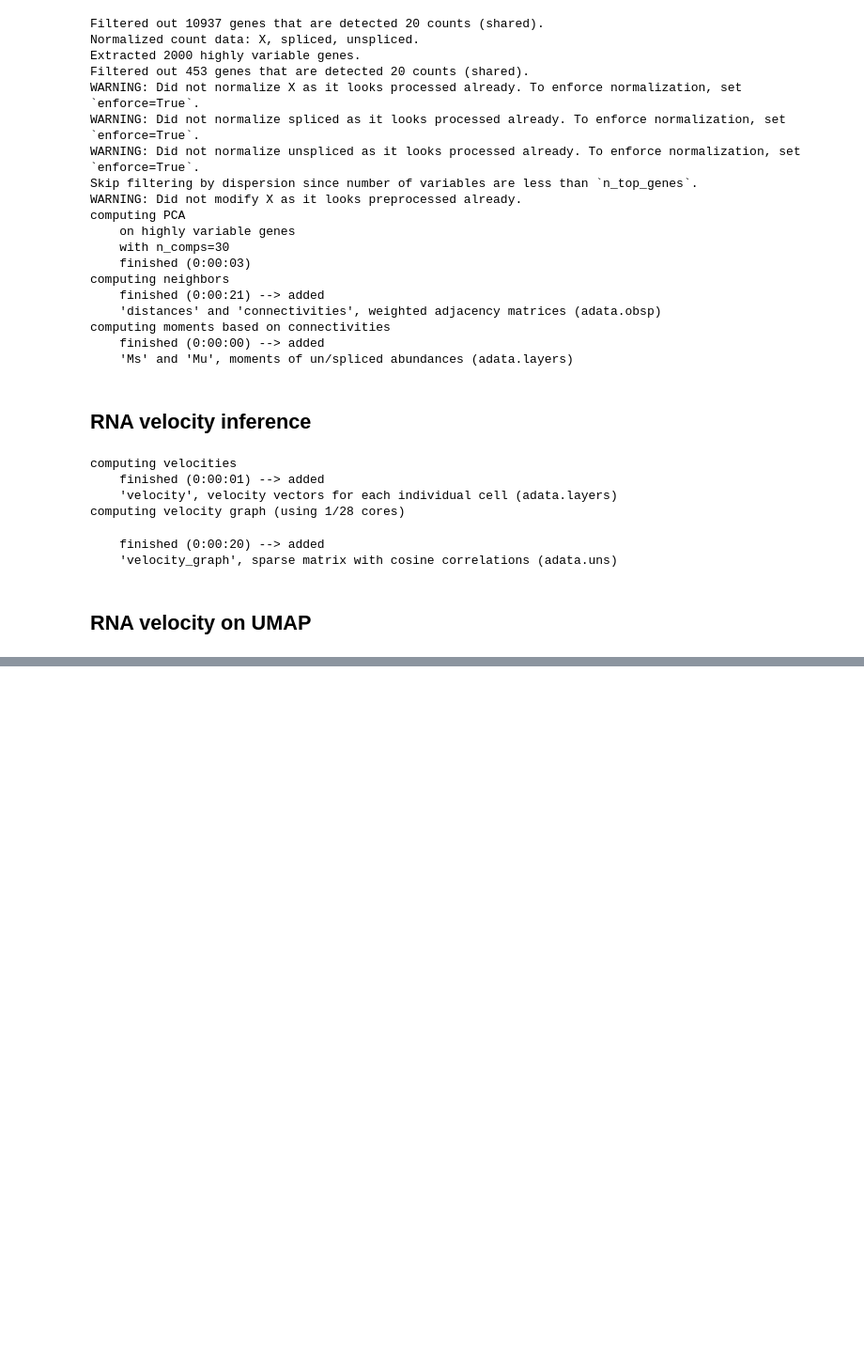
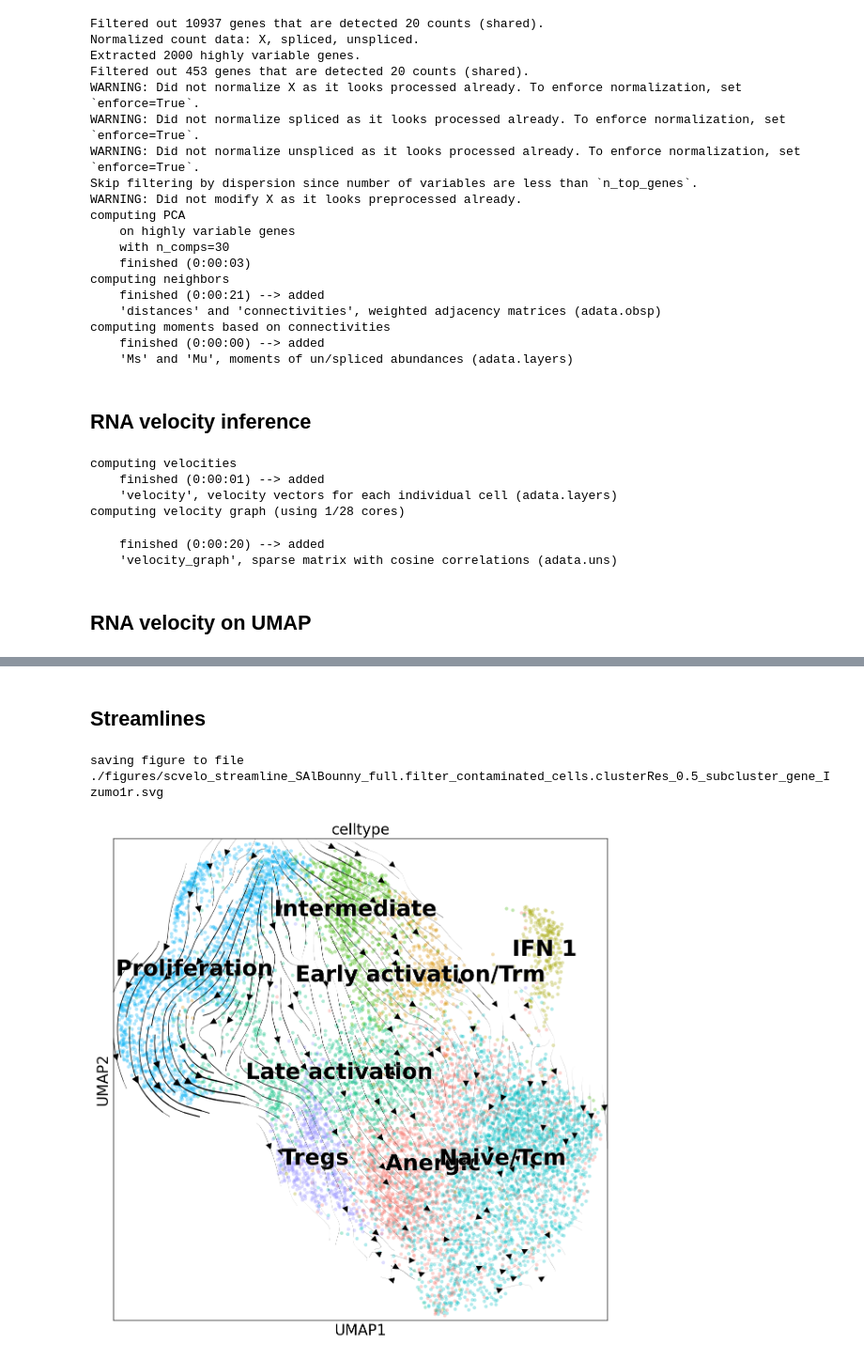
Before and after one commit to hieunguyen4193/SAlB_data_analysis, a Jupyter notebook: 08_RNA_velocity_analysis.ipynb, the cells around one changed output, grey strips where cells are left out. Shown at 94% size. Drawn from its saved outputs; the diff is of its cells as text; code cells hidden in the pictures; blank space fills up the shorter version.

```diff
--- a/08_RNA_velocity_analysis.ipynb
+++ b/08_RNA_velocity_analysis.ipynb
@@ -150,0 +171,11 @@ computing velocity embedding
+# %% [markdown]
+## Streamlines
+# %%
+scv.pl.velocity_embedding_stream(merge_data,
+                                 dpi=120,
+                                 arrow_size=2, basis = "X_umap",
+                                 color="celltype",
+                         figsize = (12, 12), fontsize=20, legend_fontsize = 30, frameon=True, palette = colors, save="streamline_{}.svg".format(object_name))
+# %% [output]
+saving figure to file ./figures/scvelo_streamline_SAlBounny_full.filter_contaminated_cells.clusterRes_0.5_subcluster_gene_Izumo1r.svg
+[figure, added]
```
Also changed, not shown: parts of 2 cells of this notebook, 2 other files.
